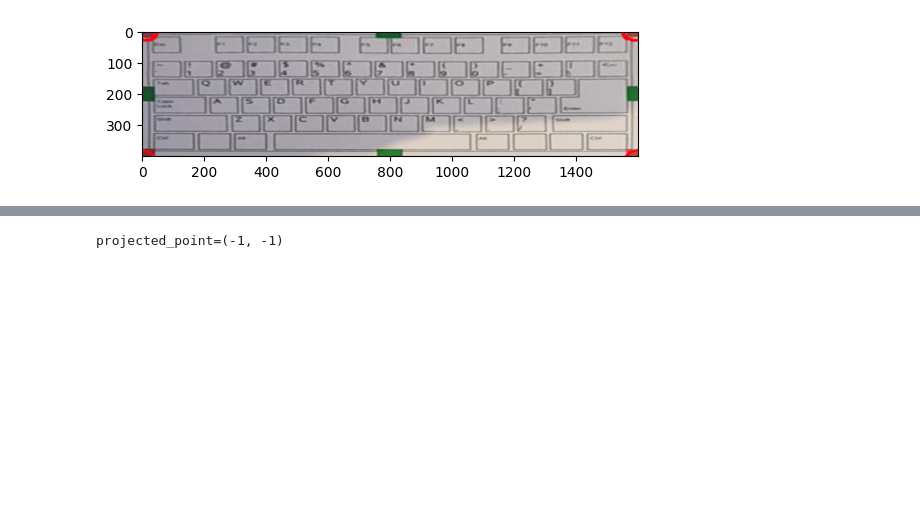
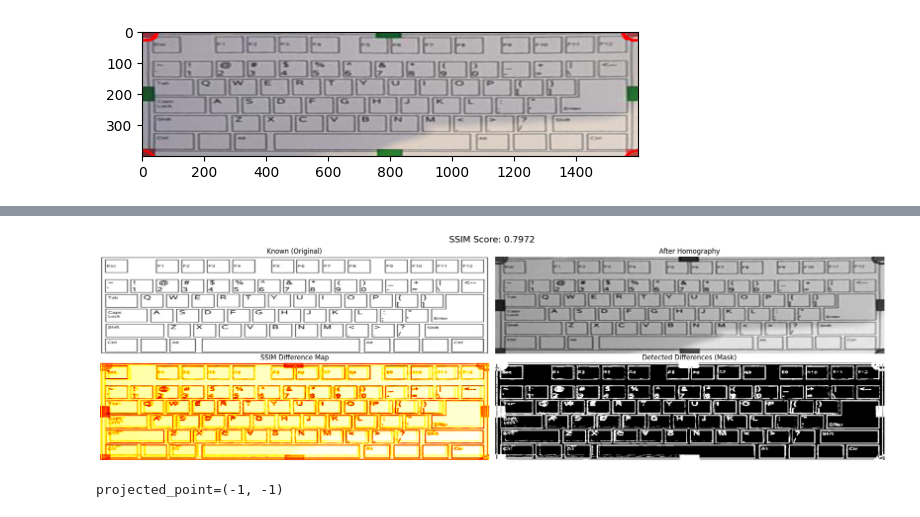
Before and after one commit to orslup/Project_A, a Jupyter notebook: manual_flow_test.ipynb, the cells around one changed output, grey strips where cells are left out. Drawn from its saved outputs; the diff is of its cells as text; code cells hidden in the pictures; blank space fills up the shorter version.

```diff
--- a/manual_flow_test.ipynb
+++ b/manual_flow_test.ipynb
@@ -321,3 +320,31 @@ Error:
+# %%
+diff_int = (diff * 255).astype("uint8")
+thresh = cv2.threshold(diff_int, 0, 255, cv2.THRESH_BINARY_INV | cv2.THRESH_OTSU)[1]
+
+# הצגה
+fig, axs = plt.subplots(2, 2, figsize=(20, 6))
+
+axs[0, 0].imshow(layout_keyboard_image_gray, cmap='gray')
+axs[0, 0].set_title("Known (Original)")
+axs[0, 0].axis("off")
+
+axs[0, 1].imshow(cam_keyboard_image_gray, cmap='gray')
+axs[0, 1].set_title("After Homography")
+axs[0, 1].axis("off")
+
+axs[1, 0].imshow(diff, cmap='hot')
+axs[1, 0].set_title("SSIM Difference Map")
+axs[1, 0].axis("off")
+
+axs[1, 1].imshow(thresh, cmap='gray')
+axs[1, 1].set_title("Detected Differences (Mask)")
+axs[1, 1].axis("off")
+
+plt.suptitle(f"SSIM Score: {similarity:.4f}", fontsize=16)
+plt.tight_layout()
+plt.show()
+# %% [output]
+[figure, added]
 # %%
 finger_point = (600, 420)
 projected_point = keyboard_segmentation.project_point(finger_point)
```
Also changed, not shown: parts of 1 cell of this notebook, 1 other file.
